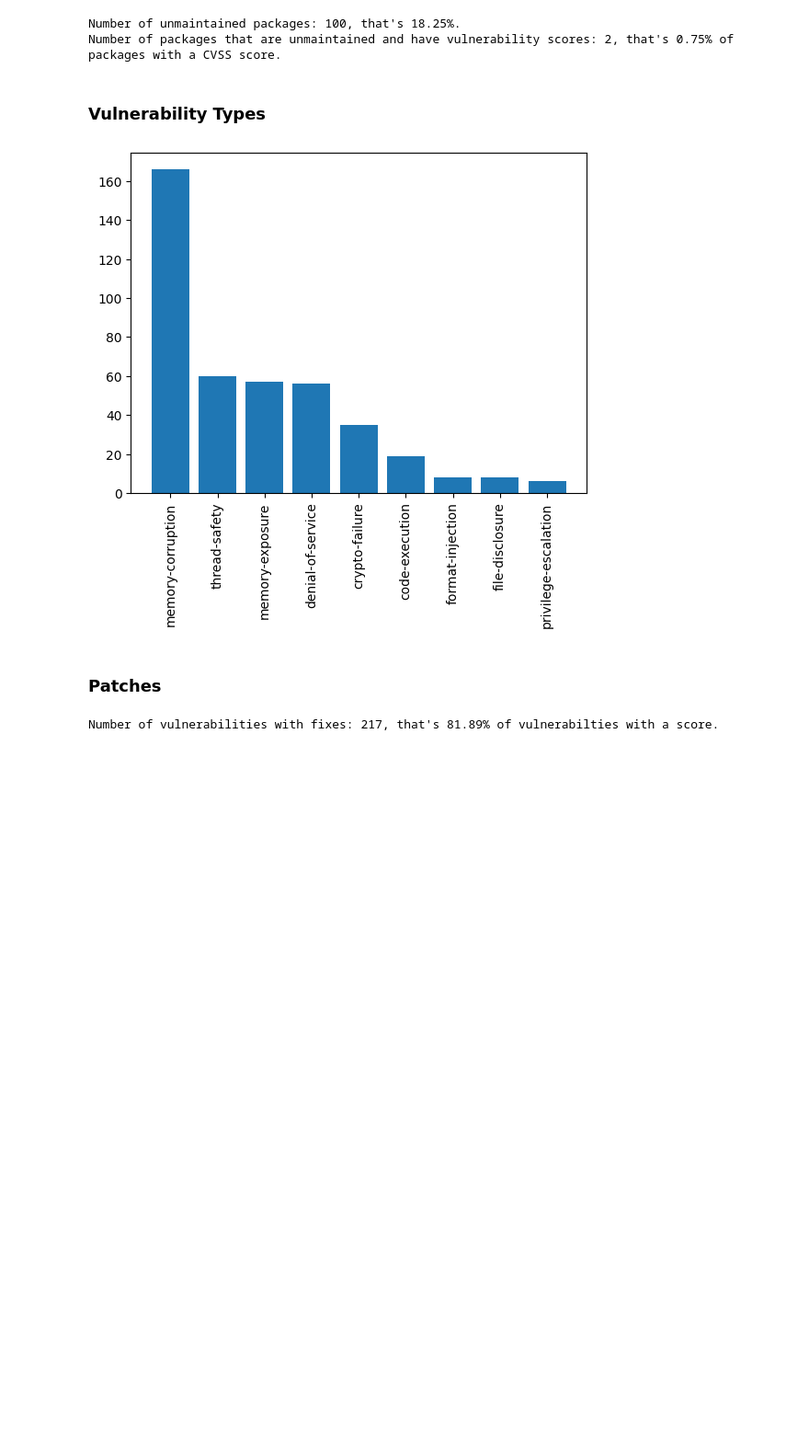
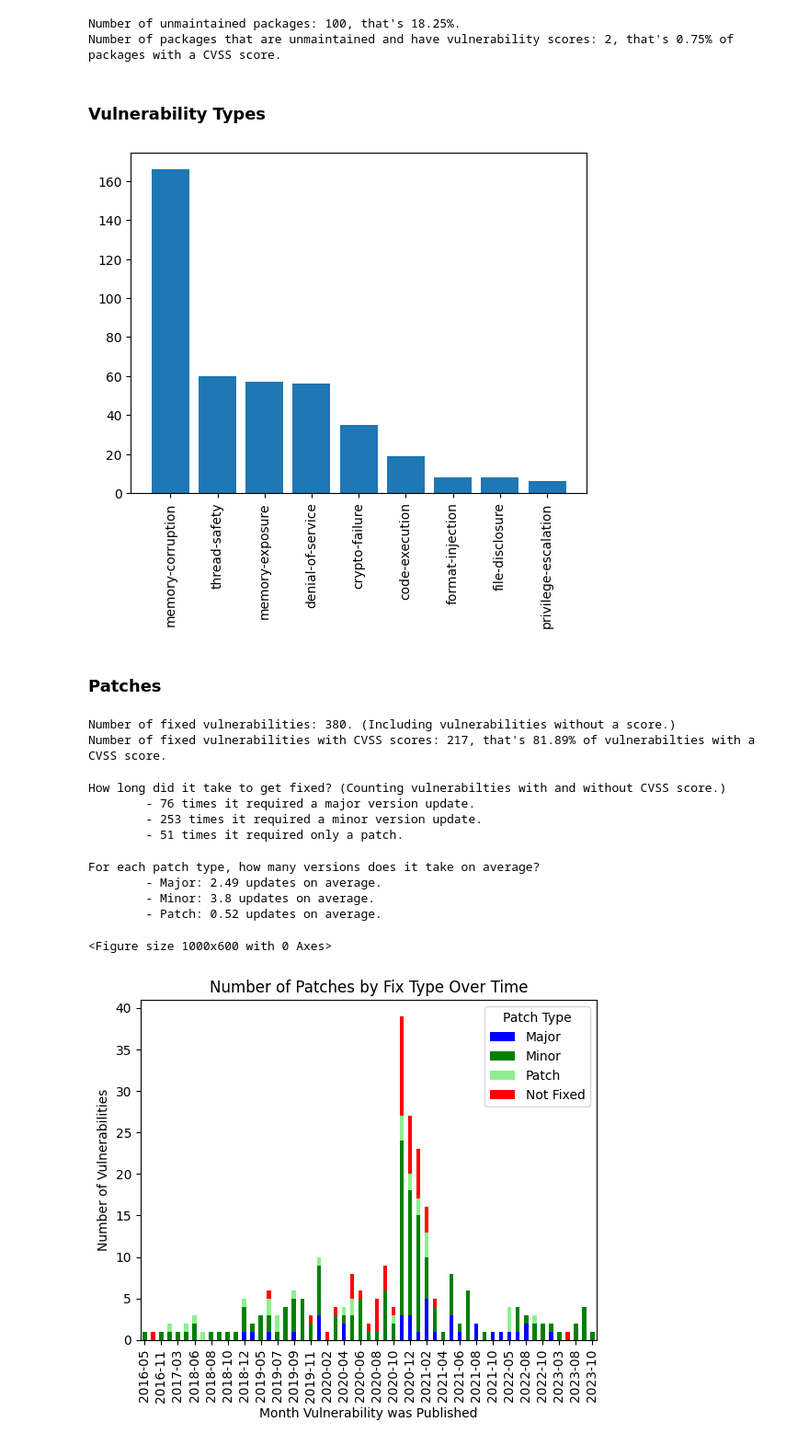
Before and after one commit to ratoru/cargo-ecosystem-lag, a Jupyter notebook: rustsec-analysis/analysis.ipynb, the cells around one changed output. Shown: that part at 92% size. Saved outputs shown, nothing was run; the diff lists cells and outputs as text; code cells hidden in the pictures; blank space fills up the shorter version.

```diff
--- a/rustsec-analysis/analysis.ipynb
+++ b/rustsec-analysis/analysis.ipynb
@@ -189,5 +196,8 @@ def patches_until_fix(patches: List):
 # %%
-count_fixed = df.loc[~df['severity'].isna(), 'events'].apply(is_fixed).sum()
-print(f"Number of vulnerabilities with fixes: {count_fixed}, that's {round(count_fixed / num_score, 4) * 100}% of vulnerabilties with a score.")
+count_fixed_with_score = df.loc[~df['severity'].isna(), 'events'].apply(is_fixed).sum()
+count_fixed_all = df['events'].apply(is_fixed).sum()
+print(f"Number of fixed vulnerabilities: {count_fixed_all}. (Including vulnerabilities without a score.)")
+print(f"Number of fixed vulnerabilities with CVSS scores: {count_fixed_with_score}, that's {round(count_fixed_with_score / num_score, 4) * 100}% of vulnerabilties with a CVSS score.")
 # %% [output]
-Number of vulnerabilities with fixes: 217, that's 81.89% of vulnerabilties with a score.
+Number of fixed vulnerabilities: 380. (Including vulnerabilities without a score.)
+Number of fixed vulnerabilities with CVSS scores: 217, that's 81.89% of vulnerabilties with a CVSS score.
@@ -193,0 +242,60 @@ Number of vulnerabilities with fixes: 217, that's 81.89% of vulnerabilties with
+# %%
+df['patches_til_fix'] = df['events'].apply(patches_until_fix)
+num_major_fixes = df['patches_til_fix'].apply(count_num_patches, kind='major').apply(lambda x: 1 if x > 0 else 0).sum()
+num_minor_fixes = df['patches_til_fix'].apply(count_num_patches, kind='minor').apply(lambda x: 1 if x > 0 else 0).sum()
+num_patch_fixes = df['patches_til_fix'].apply(count_num_patches, kind='patch').apply(lambda x: 1 if x > 0 else 0).sum()
+print("How long did it take to get fixed? (Counting vulnerabilties with and without CVSS score.)")
+print(f"\t- {num_major_fixes} times it required a major version update.")
+print(f"\t- {num_minor_fixes} times it required a minor version update.")
+print(f"\t- {num_patch_fixes} times it required only a patch.")
+# %% [output]
+How long did it take to get fixed? (Counting vulnerabilties with and without CVSS score.)
+        - 76 times it required a major version update.
+        - 253 times it required a minor version update.
+        - 51 times it required only a patch.
+# %%
+avg_major_versions = df['patches_til_fix'].apply(count_num_patches, kind='major').mean()
+avg_minor_versions = df['patches_til_fix'].apply(count_num_patches, kind='minor').mean()
+avg_patch_versions = df['patches_til_fix'].apply(count_num_patches, kind='patch').mean()
+print("For each patch type, how many versions does it take on average?")
+print(f"\t- Major: {round(avg_major_versions, 2)} updates on average.")
+print(f"\t- Minor: {round(avg_minor_versions, 2)} updates on average.")
+print(f"\t- Patch: {round(avg_patch_versions, 2)} updates on average.")
+# %% [output]
+For each patch type, how many versions does it take on average?
+        - Major: 2.49 updates on average.
+        - Minor: 3.8 updates on average.
+        - Patch: 0.52 updates on average.
+# %%
+def plot_patches_over_time(df):
+    # Only consider CVSS vulnerabilities
+    df_filtered = df.dropna(subset=['severity']).copy()
+    df_filtered['p-major'] = df['patches_til_fix'].apply(get_patch_type).apply(lambda x: 1 if x == 'major' else 0)
+    df_filtered['p-minor'] = df['patches_til_fix'].apply(get_patch_type).apply(lambda x: 1 if x == 'minor' else 0)
+    df_filtered['p-patch'] = df['patches_til_fix'].apply(get_patch_type).apply(lambda x: 1 if x == 'patch' else 0)
+    df_filtered['p-not-fixed'] = df['patches_til_fix'].apply(get_patch_type).apply(lambda x: 1 if x == 'not-fixed' else 0)
+
+    # Group by month and sum the occurrences of each patch type
+    monthly_counts = df_filtered.groupby([df_filtered['published'].dt.to_period("M")])[['p-major', 'p-minor', 'p-patch', 'p-not-fixed']].sum()
+
+    # Plotting a stacked bar plot
+    plt.figure(figsize=(10, 6))
+    ax = monthly_counts.plot(kind='bar', stacked=True, color=['blue', 'green', 'lightgreen', 'red'])
+
+    # Adding labels and title
+    plt.xlabel('Month Vulnerability was Published')
+    plt.ylabel('Number of Vulnerabilities')
+    plt.title('Number of Patches by Fix Type Over Time')
+    plt.gca().xaxis.set_major_locator(plt.matplotlib.dates.DayLocator(interval=2))
+
+    # Customize legend labels
+    legend_labels = ['Major', 'Minor', 'Patch', 'Not Fixed']
+    ax.legend(legend_labels, title='Patch Type')
+
+    # Display the plot
+    plt.show()
+
+plot_patches_over_time(df)
+# %% [output]
+<Figure size 1000x600 with 0 Axes>
+[figure, added]
```
Also changed, not shown: parts of 6 cells of this notebook, 2 other files.
